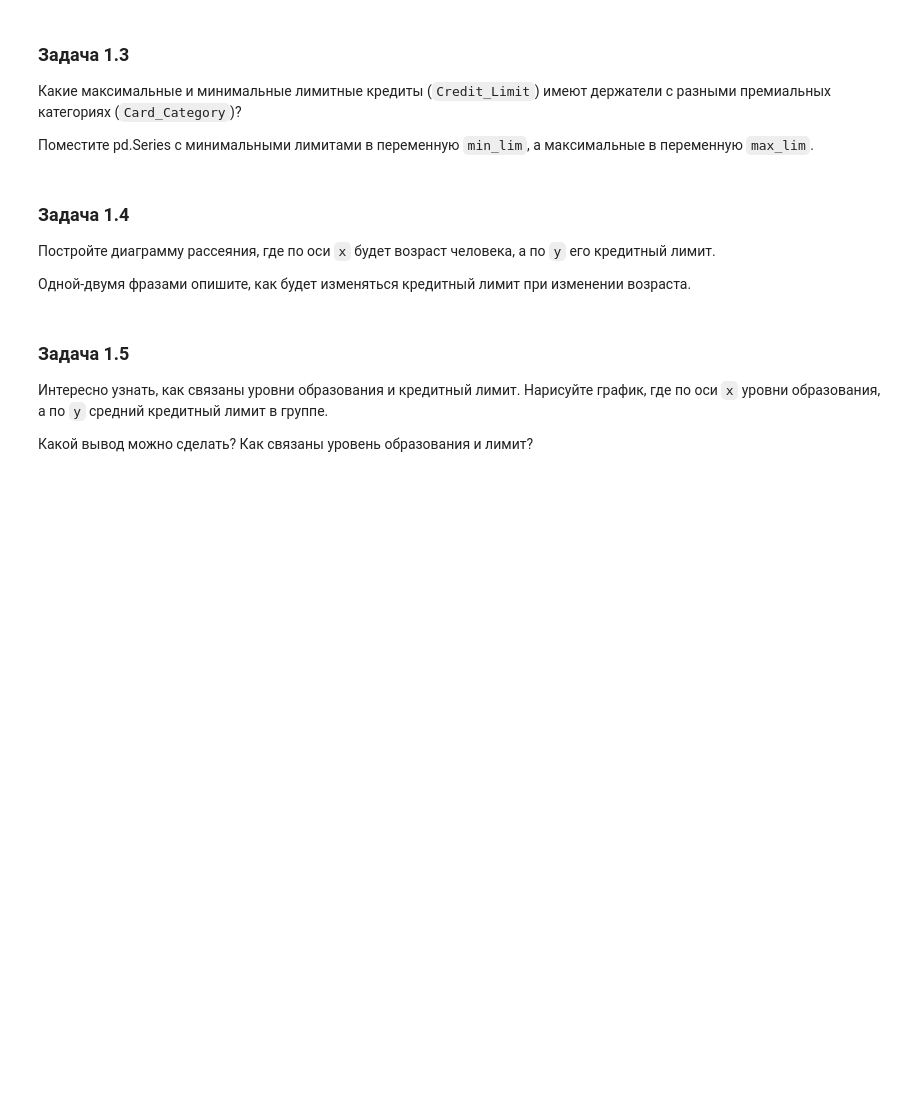
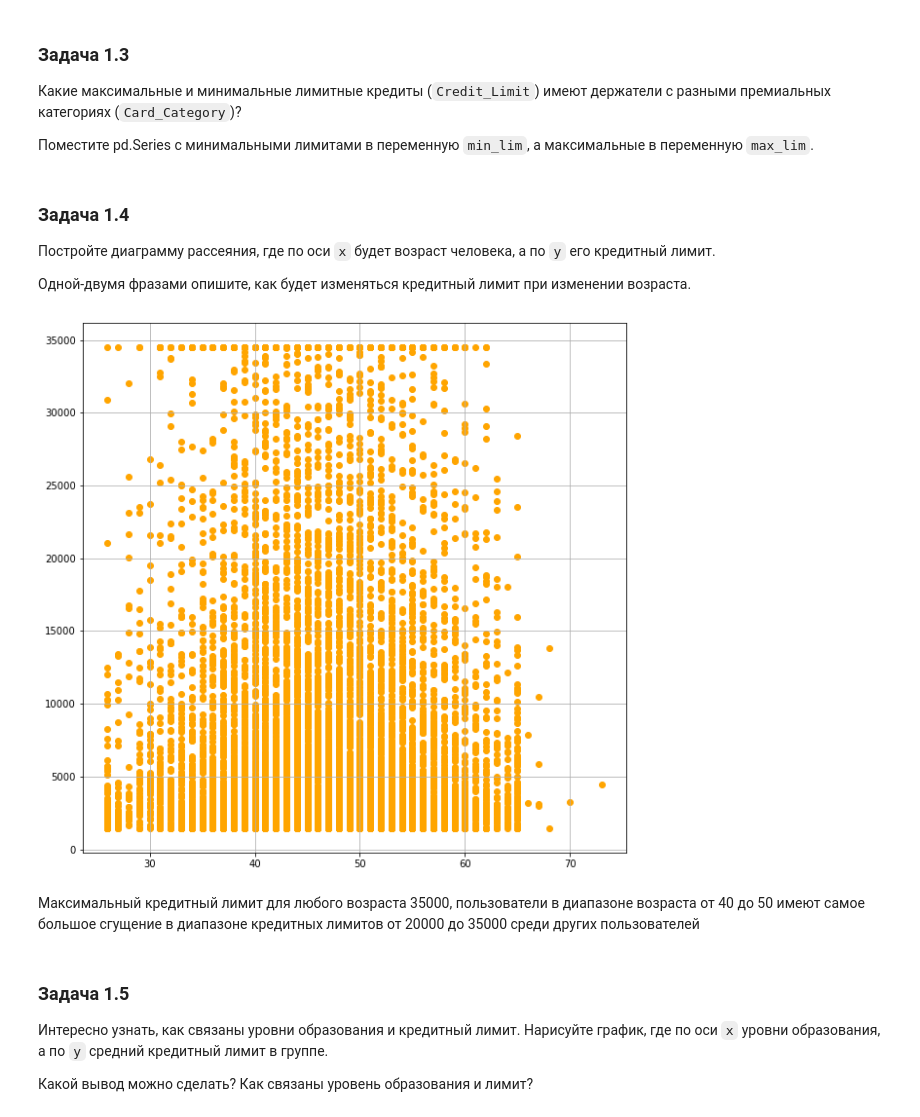
Before and after one commit to marinaivanova198/dap_test_05_12, a Jupyter notebook: DAP_test.ipynb, the cells around one changed output. Saved outputs shown, nothing was run; the diff lists cells and outputs as text; code cells hidden in the pictures; blank space fills up the shorter version.

```diff
--- a/DAP_test.ipynb
+++ b/DAP_test.ipynb
@@ -59,6 +90,14 @@ df = pd.read_csv('credit_card_users.csv')
 Постройте диаграмму рассеяния, где по оси `x` будет возраст человека, а по `y` его кредитный лимит.
 
 Одной-двумя фразами опишите, как будет изменяться кредитный лимит при изменении возраста.
+# %%
+plt.figure(figsize=[10, 10])
+plt.scatter(df['Customer_Age'], df['Credit_Limit'], color='orange')
+plt.grid(True)
+# %% [output]
+[figure, added]
+# %% [markdown]
+Максимальный кредитный лимит для любого возраста 35000, пользователи в диапазоне возраста от 40 до 50 имеют самое большое сгущение в диапазоне кредитных лимитов от 20000 до 35000 среди других пользователей
 # %% [markdown]
 ### Задача 1.5
 
```
Also changed, not shown: parts of 15 cells of this notebook.
